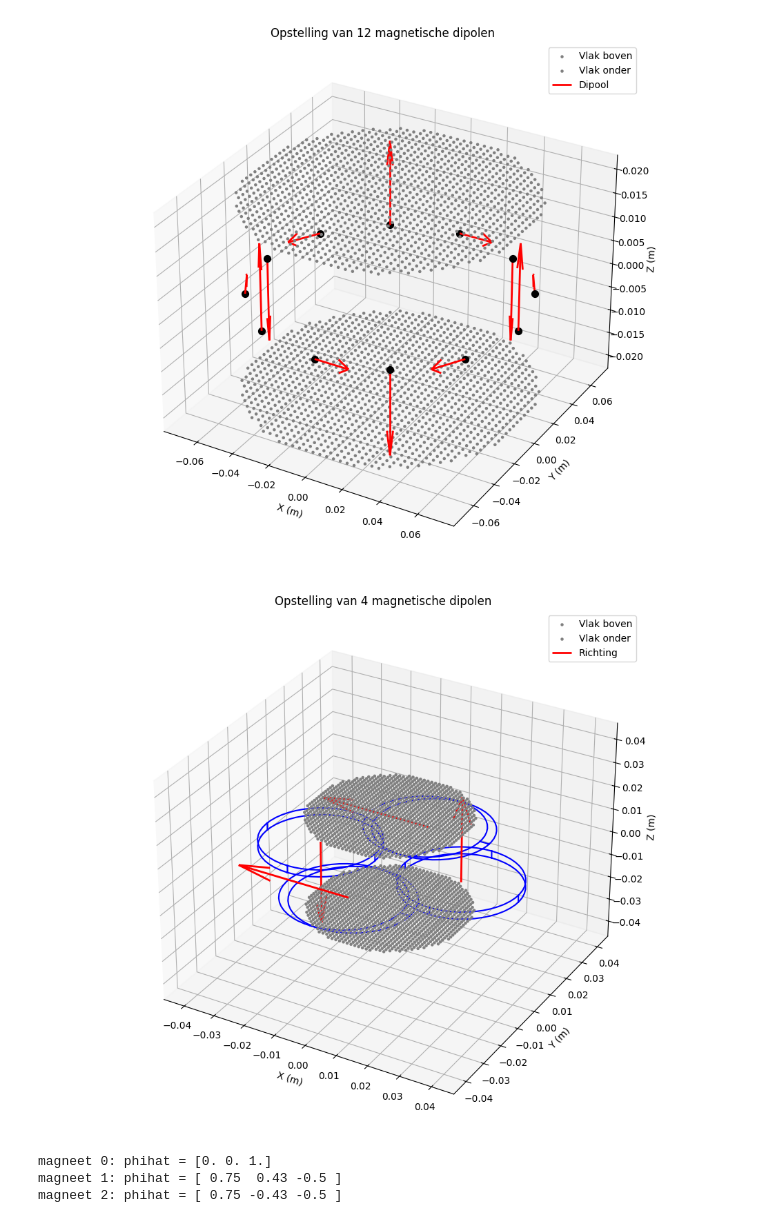
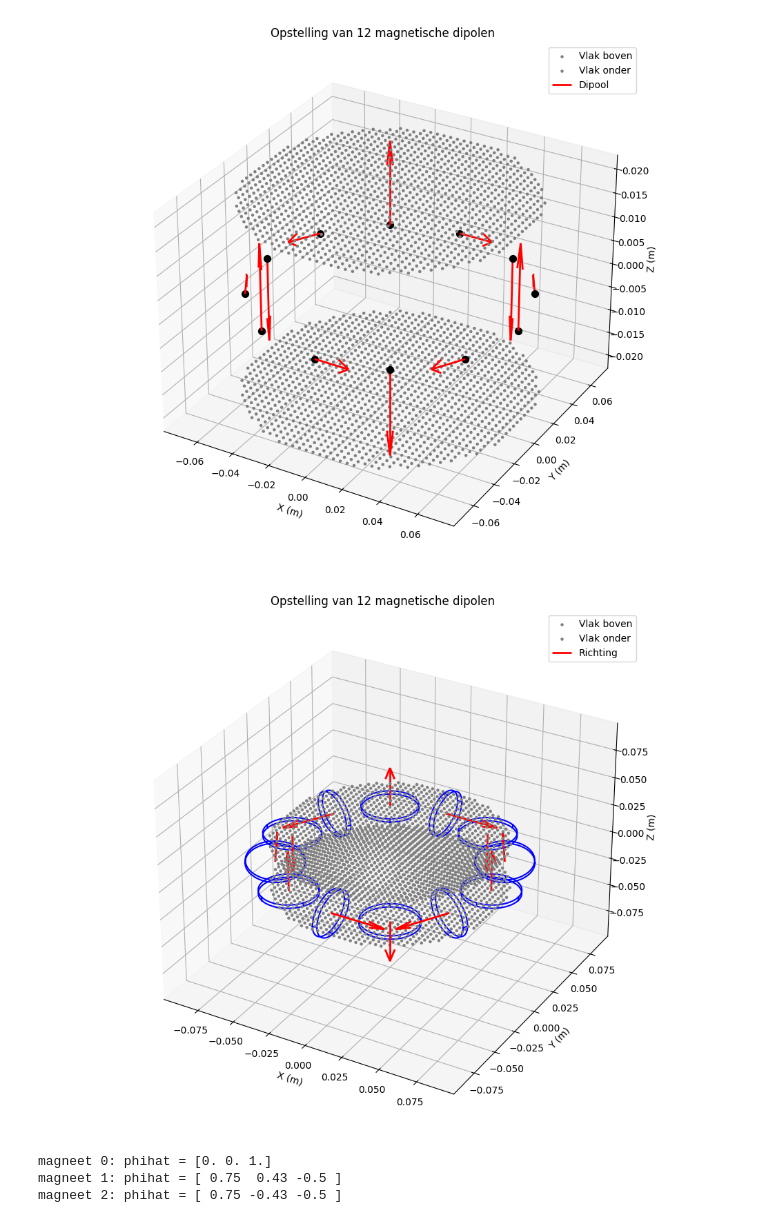
Before and after one commit to JensGroen/DEF-E, a Jupyter notebook: DEF eindproject simulatie en wiskundige benadering groep 15.ipynb, the cells around one changed output. Cells and saved outputs as stored; diff of their text form; code cells hidden in the pictures.

```diff
--- a/DEF eindproject simulatie en wiskundige benadering groep 15.ipynb
+++ b/DEF eindproject simulatie en wiskundige benadering groep 15.ipynb
@@ -184,7 +184,7 @@ flux_kwadraat onder, Halbach, magneten: 1.2536701337747777e-05 Wb
 #########inputs#########
 
 # aantal magneten
-N = 4
+N = 12
 
 
 
@@ -194,7 +194,7 @@ hmag = 3*10**-3
 nmag = 10
 
 Br = 1.265 # N35 ~ N45
-p = 1 #draaingrichting en snelheid van hoek van de magneten
+p = 3 #draaingrichting en snelheid van hoek van de magneten
 
 
 # radius
@@ -271,8 +271,8 @@ def Magnetenpositiecirkel(r, rmag, theta, zmag, nmag):
 
 
     if conf == "Halbach":
-        t_hat = nu_hat                          # tangentieel
-        s_hat = np.cross(phihat, t_hat)         # loodrecht op beide
+        t_hat = r_hat                        # radiaal — nooit parallel aan phihat
+        s_hat = np.cross(phihat, t_hat)
         s_hat = s_hat / np.linalg.norm(s_hat)
     if conf == "Parallel":
         s_hat   = r_hat
@@ -395,41 +395,43 @@ for i in range(N):
     theta   = 2 * np.pi * i / N
     centrum = centrumpositie(r, theta)
     phihat  = Magnetenrichting(theta, conf, p)
-    t_hat   = np.array([-np.sin(theta), np.cos(theta), 0])
-    s_hat   = np.cross(phihat, t_hat)
-    s_hat   = s_hat / np.linalg.norm(s_hat)
+    r_hat  = np.array([np.cos(theta), np.sin(theta), 0])
+    if conf == "Halbach":
+        t_hat = r_hat                        # radiaal — nooit parallel aan phihat
+        s_hat = np.cross(phihat, t_hat)
+        s_hat = s_hat / np.linalg.norm(s_hat)
 
     plot_magneet_cilinder(ax, centrum, phihat, t_hat, s_hat, rmag, zmag)
     ax.quiver(*centrum, *phihat, length=rmag*2, color='red',
               linewidth=2, label='Richting' if i == 0 else "")
 
 
 
 def set_axes_gelijk(ax):
     limits = np.array([
         ax.get_xlim3d(),
         ax.get_ylim3d(),
         ax.get_zlim3d(),
     ])
     midden = np.mean(limits, axis=1)
     bereik = np.max(limits[:, 1] - limits[:, 0]) / 2
 
     ax.set_xlim3d(midden[0] - bereik, midden[0] + bereik)
     ax.set_ylim3d(midden[1] - bereik, midden[1] + bereik)
     ax.set_zlim3d(midden[2] - bereik, midden[2] + bereik)
 
 
 
 set_axes_gelijk(ax)
 ax.set_xlabel('X (m)')
 ax.set_ylabel('Y (m)')
 ax.set_zlabel('Z (m)')
 ax.set_title(f'Opstelling van {N} magnetische dipolen')
 ax.legend()
 plt.tight_layout()
 plt.show()
 # %% [output]
-[figure, old version]
+[figure, new version]
 # %%
 # Print de phihat per magneet
 for i in range(N):
```
